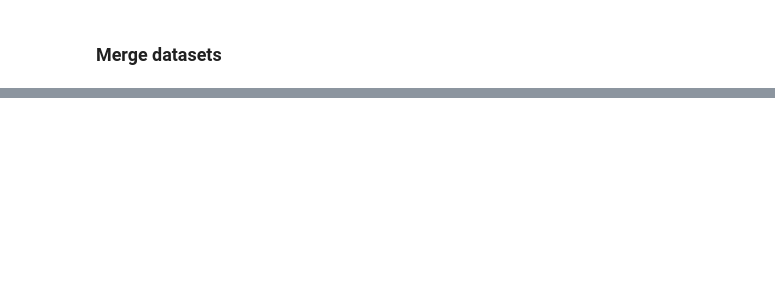
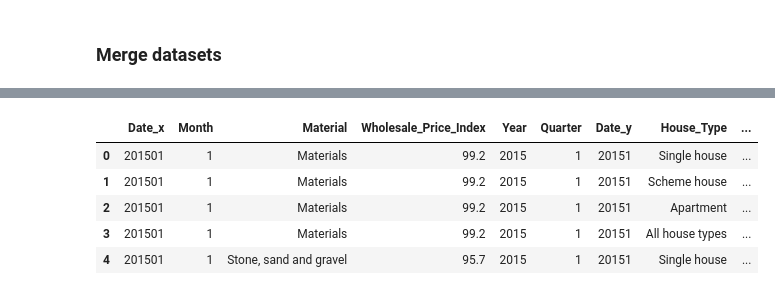
Before and after one commit to aytenkermencct/assesment_cct, a Jupyter notebook: dataPreperation.ipynb, the cells around one changed output, grey strips where cells are left out. Saved outputs shown, nothing was run; the diff lists cells and outputs as text; code cells hidden in the pictures; blank space fills up the shorter version.

```diff
--- a/dataPreperation.ipynb
+++ b/dataPreperation.ipynb
@@ -74,9 +74,10 @@ memory usage: 371.4+ KB
 df_wpm['Date'] =df_wpm['Date'].astype(str)
 
 # Extract year, month, and quarter into separate columns
-df_wpm['Year'] = df_wpm['Date'].str[:4]
-df_wpm['Month'] = df_wpm['Date'].str[-2:]
-df_wpm['Quarter'] = pd.to_datetime(df_wpm['Date'], format='%Y%m').dt.quarter
+df_wpm['Year'] = df_wpm['Date'].str[:4].astype(int)
+df_wpm['Month'] = df_wpm['Date'].str[-2:].astype(int)
+df_wpm['Quarter'] = pd.to_datetime(df_wpm['Date'], format='%Y%m').dt.quarter.astype(int)
+df_wpm['Wholesale_Price_Index']=df_wpm['Wholesale_Price_Index'].astype(float)
 df_wpm.head()
 # %% [output]
 |  | Date | Month | Material | Wholesale_Price_Index | Year | Quarter |
@@ -126,8 +127,9 @@ df_ndc.head()
 df_ndc['Date'] =df_ndc['Date'].astype(str)
 
 # Extract year, month, and quarter into separate columns
-df_ndc['Year'] = df_ndc['Date'].str[:4]
-df_ndc['Quarter'] = df_ndc['Date'].str[-1:]
+df_ndc['Year'] = df_ndc['Date'].str[:4].astype(int)
+df_ndc['Quarter'] = df_ndc['Date'].str[-1:].astype(int)
+df_ndc['House_Count']=df_ndc['House_Count'].astype(int)
 df_ndc.head()
 # %% [output]
 |  | Date | Quarter | House_Type | Local_Authority | House_Count | Year |
@@ -379,0 +425,11 @@ df_eu_conuntries.head()
+# %%
+# create a final df with merging only Iriland datasets
+df_final=df_wpm.merge(df_ndc,on=['Year','Quarter'])
+df_final.head()
+# %% [output]
+|  | Date_x | Month | Material | Wholesale_Price_Index | Year | Quarter | Date_y | House_Type | ... |
+| 0 | 201501 | 1 | Materials | 99.2 | 2015 | 1 | 20151 | Single house | ... |
+| 1 | 201501 | 1 | Materials | 99.2 | 2015 | 1 | 20151 | Scheme house | ... |
+| 2 | 201501 | 1 | Materials | 99.2 | 2015 | 1 | 20151 | Apartment | ... |
+| 3 | 201501 | 1 | Materials | 99.2 | 2015 | 1 | 20151 | All house types | ... |
+| 4 | 201501 | 1 | Stone, sand and gravel | 95.7 | 2015 | 1 | 20151 | Single house | ... |
```
Also changed, not shown: parts of 10 cells of this notebook.
